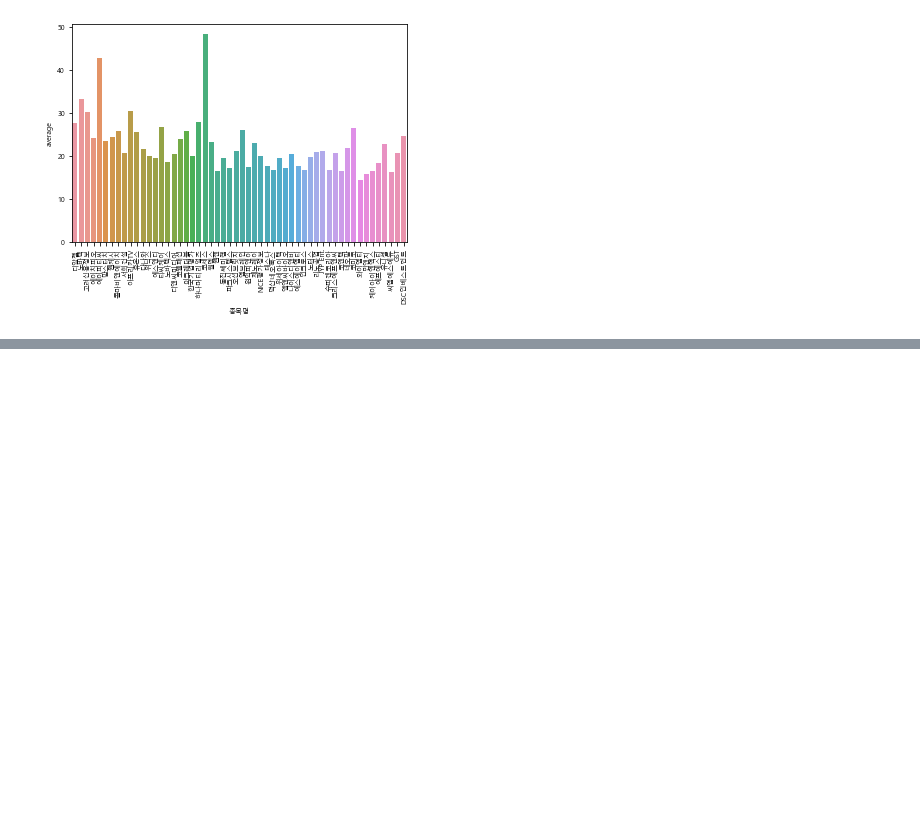
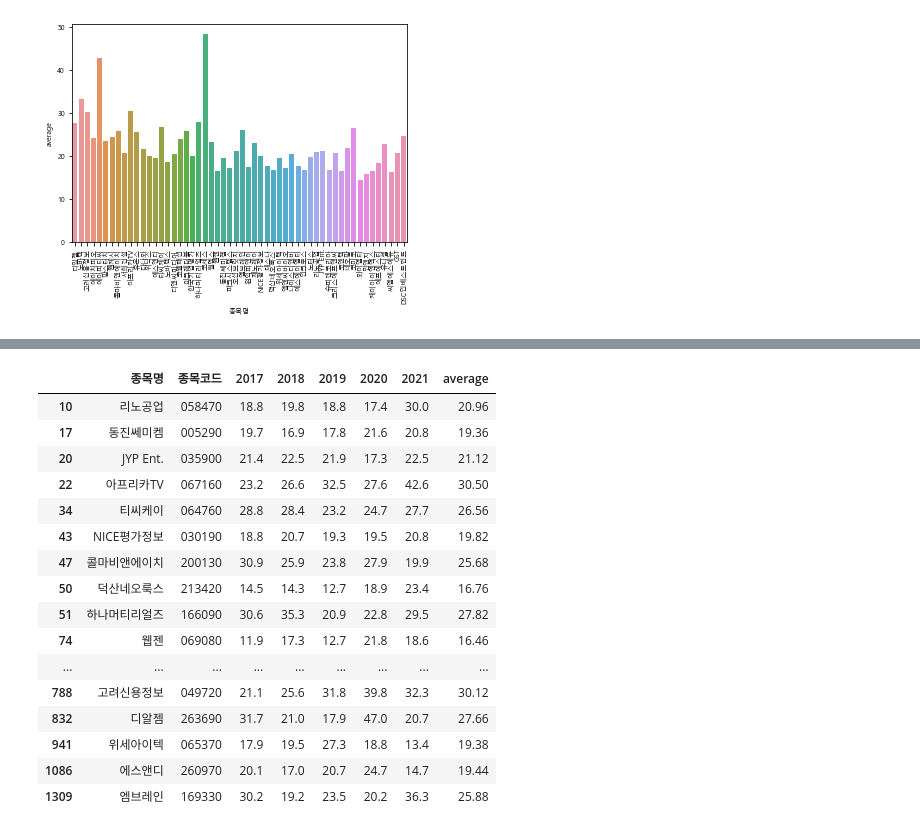
Before and after one commit to youngai1112/HK_Project, a Jupyter notebook: 3_데이터 가공/KOSDAQ_ROE.ipynb, the cells around one changed output, grey strips where cells are left out. Saved outputs shown, nothing was run; the diff lists cells and outputs as text; code cells hidden in the pictures; blank space fills up the shorter version.

Commit message:
df_code merge

```diff
--- a/3_데이터 가공/KOSDAQ_ROE.ipynb
+++ b/3_데이터 가공/KOSDAQ_ROE.ipynb
@@ -125,0 +136,3 @@ df_ROE_11_upper.to_excel("kosdaq_ROE_11_upper.xlsx")
+# %%
+df_code = df_code[["종목명", "종목코드"]]
+df_code
@@ -125,0 +165,3 @@ df_ROE_11_upper.to_excel("kosdaq_ROE_11_upper.xlsx")
+# %%
+df_code = df_code.astype({"종목코드":"string"})
+df_code.info()
@@ -125,0 +178,4 @@ df_ROE_11_upper.to_excel("kosdaq_ROE_11_upper.xlsx")
+# %%
+for i in range(7):
+    df_code["종목코드"] = df_code["종목코드"].str.zfill(i)
+df_code.head()
@@ -125,0 +189,3 @@ df_ROE_11_upper.to_excel("kosdaq_ROE_11_upper.xlsx")
+# %%
+df_code_merge = pd.merge(df_code, df_ROE_11_upper, how='outer', on='종목명')
+df_code_merge
@@ -125,0 +206,21 @@ df_ROE_11_upper.to_excel("kosdaq_ROE_11_upper.xlsx")
+# %%
+df_code_merge.dropna(inplace=True)
+df_code_merge
+# %% [output]
+|  | 종목명 | 종목코드 | 2017 | 2018 | 2019 | 2020 | 2021 | average |
+| 10 | 리노공업 | 058470 | 18.8 | 19.8 | 18.8 | 17.4 | 30.0 | 20.96 |
+| 17 | 동진쎄미켐 | 005290 | 19.7 | 16.9 | 17.8 | 21.6 | 20.8 | 19.36 |
+| 20 | JYP Ent. | 035900 | 21.4 | 22.5 | 21.9 | 17.3 | 22.5 | 21.12 |
+| 22 | 아프리카TV | 067160 | 23.2 | 26.6 | 32.5 | 27.6 | 42.6 | 30.50 |
+| 34 | 티씨케이 | 064760 | 28.8 | 28.4 | 23.2 | 24.7 | 27.7 | 26.56 |
+| 43 | NICE평가정보 | 030190 | 18.8 | 20.7 | 19.3 | 19.5 | 20.8 | 19.82 |
+| 47 | 콜마비앤에이치 | 200130 | 30.9 | 25.9 | 23.8 | 27.9 | 19.9 | 25.68 |
+| 50 | 덕산네오룩스 | 213420 | 14.5 | 14.3 | 12.7 | 18.9 | 23.4 | 16.76 |
+| 51 | 하나머티리얼즈 | 166090 | 30.6 | 35.3 | 20.9 | 22.8 | 29.5 | 27.82 |
+| 74 | 웹젠 | 069080 | 11.9 | 17.3 | 12.7 | 21.8 | 18.6 | 16.46 |
+| ... | ... | ... | ... | ... | ... | ... | ... | ... |
+| 788 | 고려신용정보 | 049720 | 21.1 | 25.6 | 31.8 | 39.8 | 32.3 | 30.12 |
+| 832 | 디알젬 | 263690 | 31.7 | 21.0 | 17.9 | 47.0 | 20.7 | 27.66 |
+| 941 | 위세아이텍 | 065370 | 17.9 | 19.5 | 27.3 | 18.8 | 13.4 | 19.38 |
+| 1086 | 에스앤디 | 260970 | 20.1 | 17.0 | 20.7 | 24.7 | 14.7 | 19.44 |
+| 1309 | 엠브레인 | 169330 | 30.2 | 19.2 | 23.5 | 20.2 | 36.3 | 25.88 |
```
Also changed, not shown: parts of 10 cells of this notebook, 1 other file.
